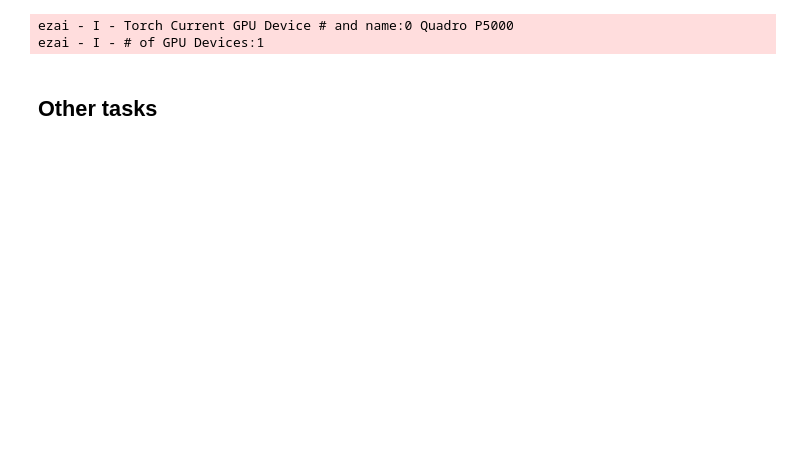
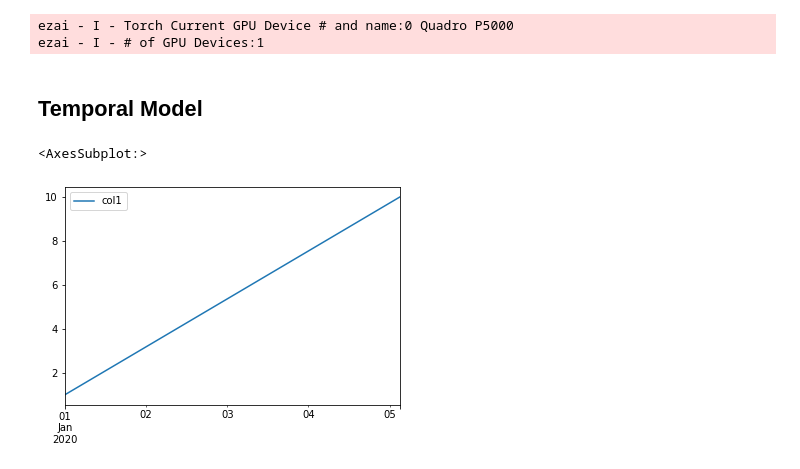
Before and after one commit to armando-fandango/ezai, a Jupyter notebook: examples/playground.ipynb, the cells around one changed output. Drawn from its saved outputs; the diff is of its cells as text; code cells hidden in the pictures; blank space fills up the shorter version.

Commit message:
added geo-sorting, path and other enhancements

```diff
--- a/examples/playground.ipynb
+++ b/examples/playground.ipynb
@@ -95,5 +103,5 @@ pt_util.gpu_test()
 # %% [output]
 ezai - I - Torch Current GPU Device # and name:0 Quadro P5000
 ezai - I - # of GPU Devices:1
-# %% [markdown]
-## Other tasks
+# %% [markdown]
+## Temporal Model
@@ -99,0 +111,9 @@ ezai - I - # of GPU Devices:1
+# %%
+n_rows = 100
+idx = pd.date_range('2020-01-01', periods=n_rows, freq='H')
+s = pd.Series(np.linspace(1,10,n_rows), index=idx)
+df1d = pd.DataFrame({'col1':np.linspace(1,10,n_rows)},index=idx)
+df1d.plot()
+# %% [output]
+<AxesSubplot:>
+[figure, added]
```
Also changed, not shown: parts of 10 cells of this notebook, 15 other files.
